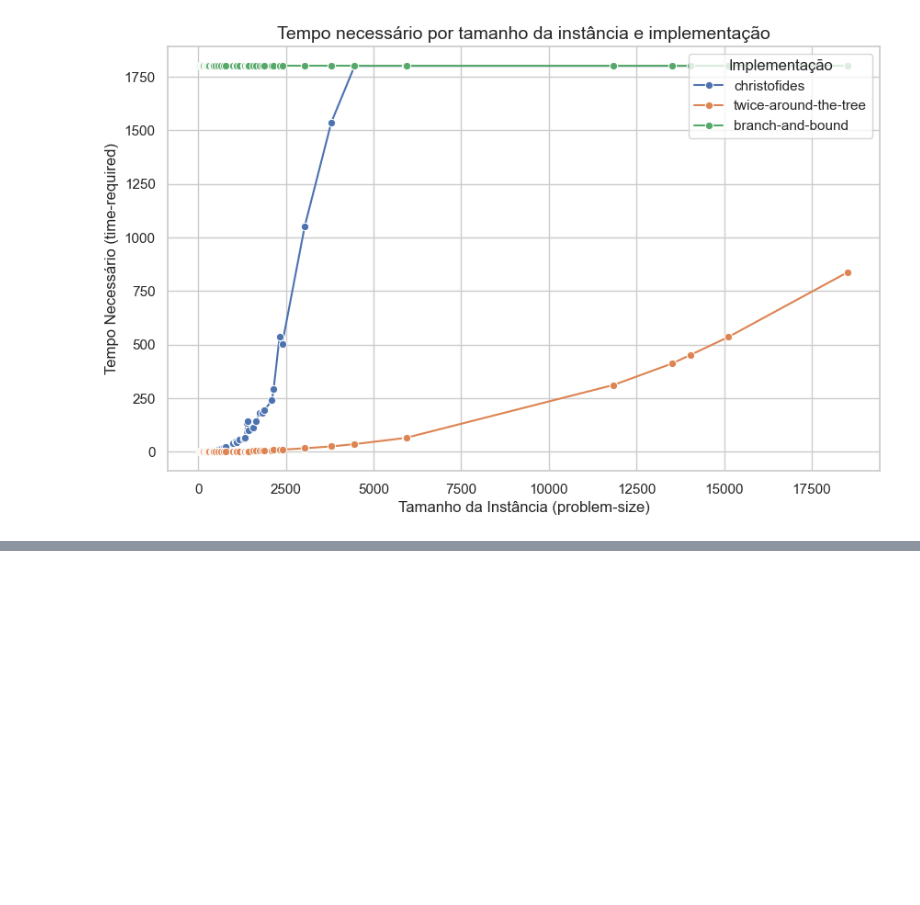
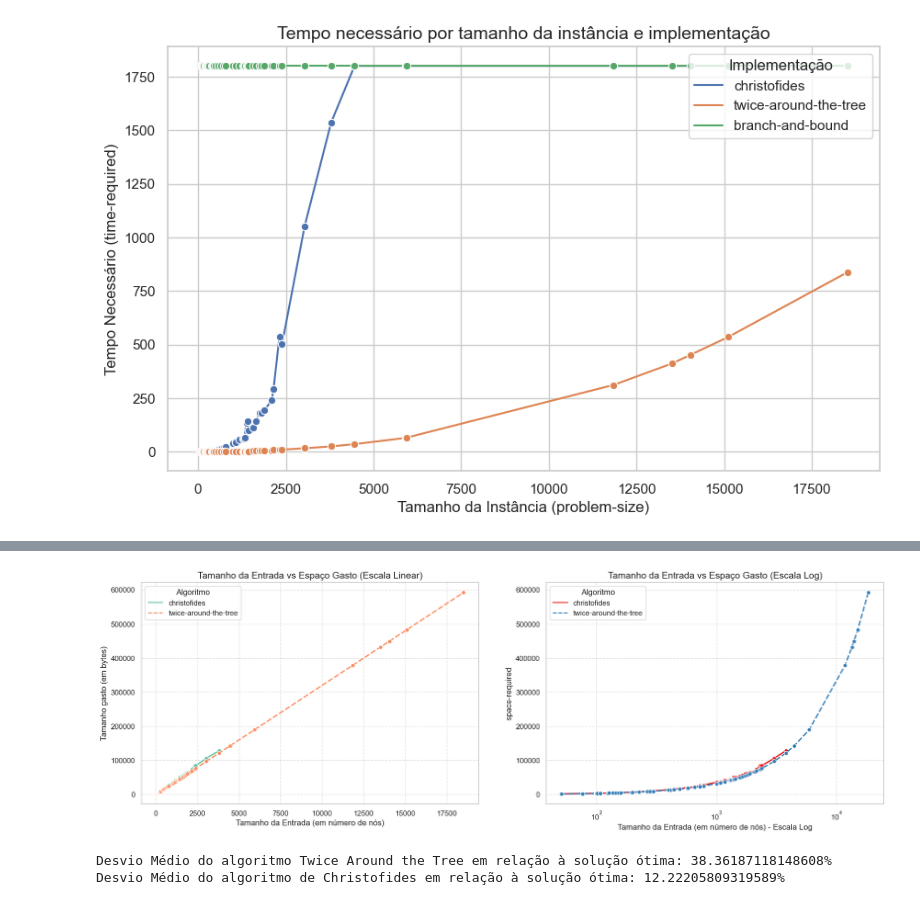
Before and after one commit to erikneves04/NPHard-Solutions, a Jupyter notebook: Analisys.ipynb, the cells around one changed output, grey strips where cells are left out. Cells and saved outputs as stored; diff of their text form; code cells hidden in the pictures; blank space fills up the shorter version.

```diff
--- a/Analisys.ipynb
+++ b/Analisys.ipynb
@@ -66,0 +88,43 @@ Passing `palette` without assigning `hue` is deprecated and will be removed in v
+# %%
+fig, axes = plt.subplots(1, 2, figsize=(20, 6))
+
+sns.lineplot(data=df_without_bnb, x="problem-size", y="space-required", hue="algorithm", marker="o",
+             ax=axes[0], palette="Set2", style="algorithm", linewidth=2)
+axes[0].set_title("Tamanho da Entrada vs Espaço Gasto (Escala Linear)", fontsize=14)
+axes[0].set_xlabel("Tamanho da Entrada (em número de nós)", fontsize=12)
+axes[0].set_ylabel("Tamanho gasto (em bytes)", fontsize=12)
+axes[0].legend(title="Algoritmo")
+axes[0].grid(True, linestyle="--", alpha=0.6)
+
+sns.lineplot(data=df_without_bnb, x="problem-size", y="space-required", hue="algorithm", marker="o",
+             ax=axes[1], palette="Set1", style="algorithm", linewidth=2)
+axes[1].set_title("Tamanho da Entrada vs Espaço Gasto (Escala Log)", fontsize=14)
+axes[1].set_xlabel("Tamanho da Entrada (em número de nós) - Escala Log", fontsize=12)
+axes[1].set_xscale("log")
+axes[1].legend(title="Algoritmo")
+axes[1].grid(True, linestyle="--", alpha=0.6)
+
+plt.show()
+# %% [output]
+[figure, added]
+# %%
+twice.loc[:, "percentage-deviation-t"] = (
+    abs(twice["solution"] - twice["optimal-solution"]) / twice["optimal-solution"]
+) * 100
+
+# Calcular o desvio médio percentual para Twice Around the Tree
+mean_percentage_deviation_t = twice["percentage-deviation-t"].mean()
+
+print(f"Desvio Médio do algoritmo Twice Around the Tree em relação à solução ótima: {mean_percentage_deviation_t}%")
+
+christofides.loc[:, "percentage-deviation-c"] = (
+    abs(christofides["solution"] - christofides["optimal-solution"]) / christofides["optimal-solution"]
+) * 100
+
+# Calcular o desvio médio percentual para Christofides
+mean_percentage_deviation_c = christofides["percentage-deviation-c"].mean()
+
+print(f"Desvio Médio do algoritmo de Christofides em relação à solução ótima: {mean_percentage_deviation_c}%")
+# %% [output]
+Desvio Médio do algoritmo Twice Around the Tree em relação à solução ótima: 38.36187118148608%
+Desvio Médio do algoritmo de Christofides em relação à solução ótima: 12.22205809319589%
```
Also changed, not shown: parts of 10 cells of this notebook, 1 other file.
